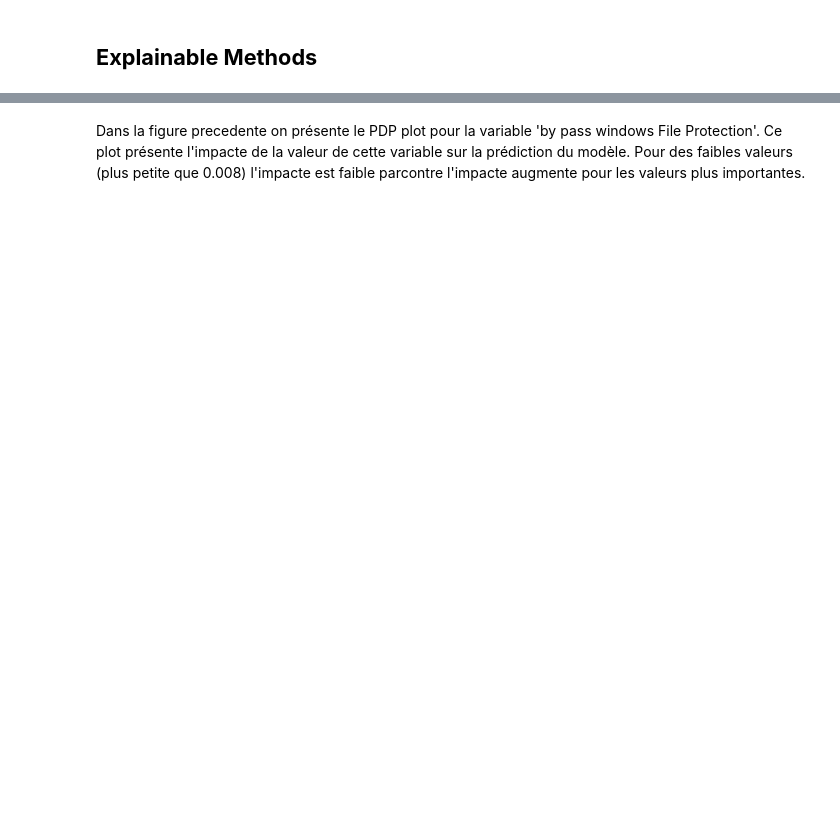
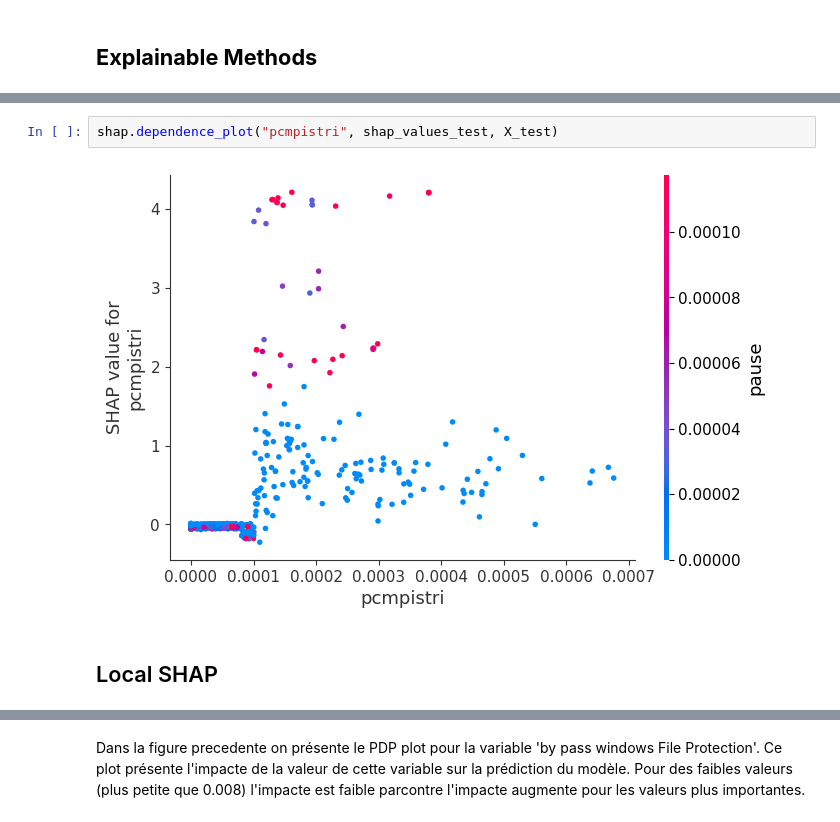
Before and after one commit to Michel93DM/XAI_methods, a Jupyter notebook: Notebooks/CyberSecurity.ipynb, the cells around one changed output, grey strips where cells are left out. Drawn from its saved outputs; the diff is of its cells as text; blank space fills up the shorter version.

```diff
--- a/Notebooks/CyberSecurity.ipynb
+++ b/Notebooks/CyberSecurity.ipynb
@@ -135,0 +246,6 @@ shap.summary_plot(shap_values, X_train)
+# %%
+shap.dependence_plot("pcmpistri", shap_values_test, X_test)
+# %% [output]
+[figure, added]
+# %% [markdown]
+## Local SHAP
```
Also changed, not shown: parts of 40 cells of this notebook.
